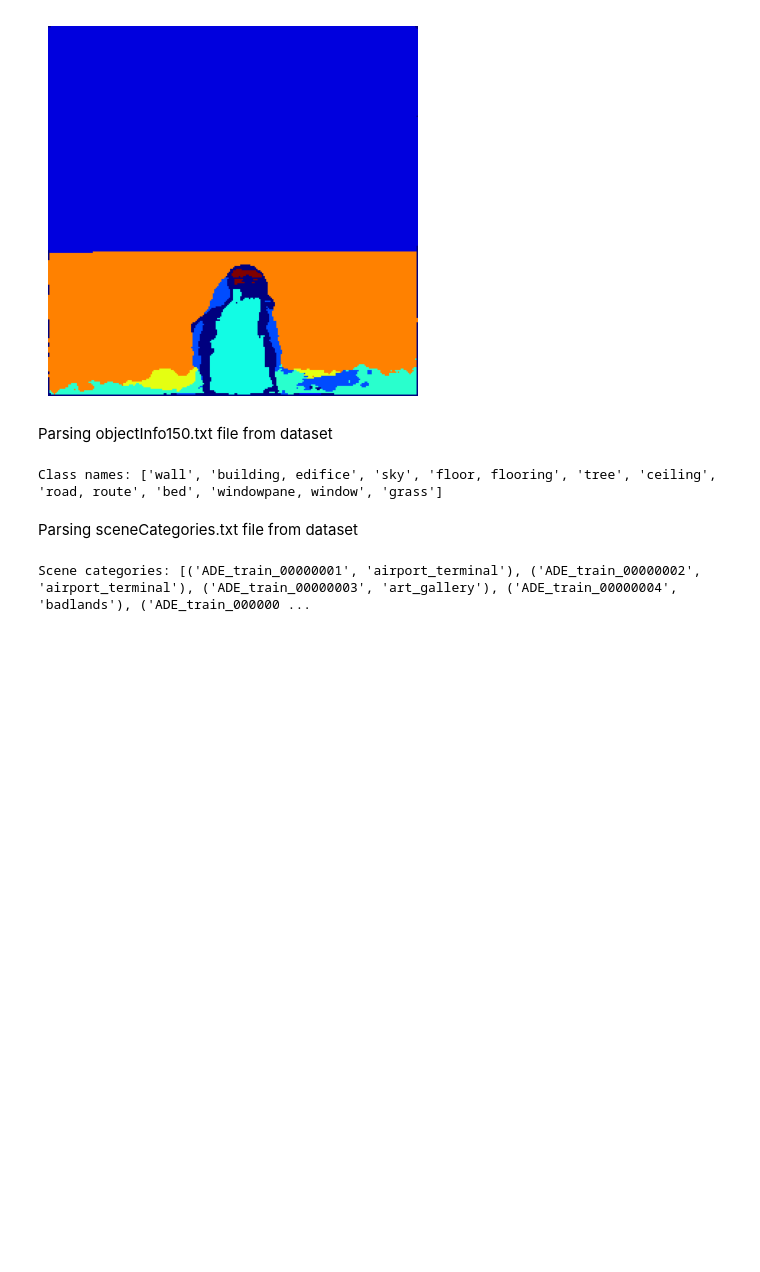
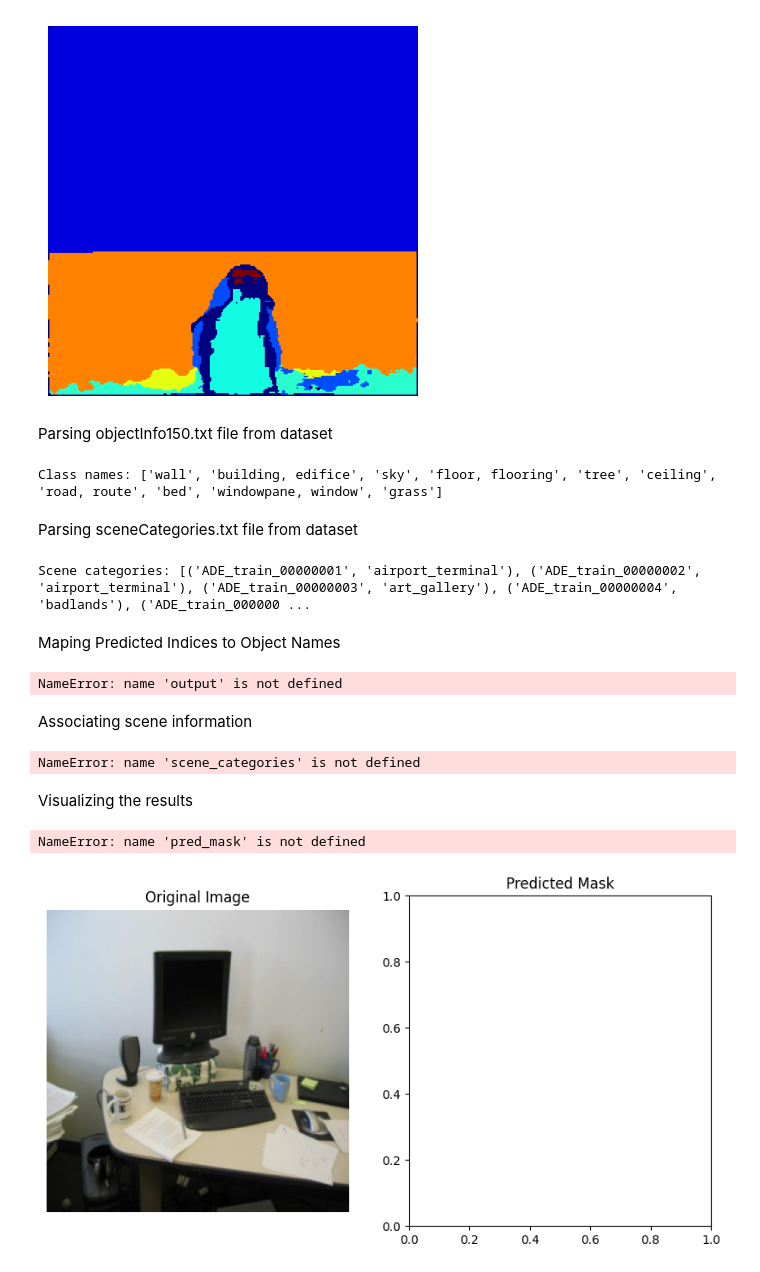
Before and after one commit to rashokatwal/image-to-music-recommender, a Jupyter notebook: dataVisualization.ipynb, the cells around one changed output. Drawn from its saved outputs; the diff is of its cells as text; code cells hidden in the pictures; blank space fills up the shorter version.

```diff
--- a/dataVisualization.ipynb
+++ b/dataVisualization.ipynb
@@ -758,3 +758,56 @@ with open(scene_categories_path, "r") as f:
 print("Scene categories:", list(scene_categories.items())[:5])
 # %% [output]
 Scene categories: [('ADE_train_00000001', 'airport_terminal'), ('ADE_train_00000002', 'airport_terminal'), ('ADE_train_00000003', 'art_gallery'), ('ADE_train_00000004', 'badlands'), ('ADE_train_000000 ...
+# %% [markdown]
+Maping Predicted Indices to Object Names
+# %%
+# Example: Predicted mask from the model
+pred_mask = torch.argmax(output, dim=1).squeeze(0).cpu().numpy()
+
+# Get unique class indices in the predicted mask
+unique_classes = np.unique(pred_mask)
+
+# Map class indices to object names
+identified_objects = [class_names[class_idx] for class_idx in unique_classes]
+
+print("Identified objects in the image:", identified_objects)
+# %% [output]
+NameError: name 'output' is not defined
+# %% [markdown]
+Associating scene information
+# %%
+# Example: Image name (replace with your image's name)
+image_name = "/content/drive/MyDrive/Dwarka/IMG_20250224_030931.jpg"
+
+# Get the scene category for the image
+scene_category = scene_categories.get(image_name, "Unknown")
+
+print("Scene category:", scene_category)
+# %% [output]
+NameError: name 'scene_categories' is not defined
+# %% [markdown]
+Visualizing the results
+# %%
+import matplotlib.pyplot as plt
+
+# Plot the original image
+plt.figure(figsize=(10, 5))
+plt.subplot(1, 2, 1)
+plt.title("Original Image")
+plt.imshow(image)
+plt.axis("off")
+
+# Plot the predicted mask
+plt.subplot(1, 2, 2)
+plt.title("Predicted Mask")
+plt.imshow(pred_mask, cmap="jet")
+plt.axis("off")
+
+plt.show()
+
+# Print identified objects and scene category
+print("Identified objects:", identified_objects)
+print("Scene category:", scene_category)
+# %% [output]
+NameError: name 'pred_mask' is not defined
+[figure, added]
```
Also changed, not shown: parts of 9 cells of this notebook.
